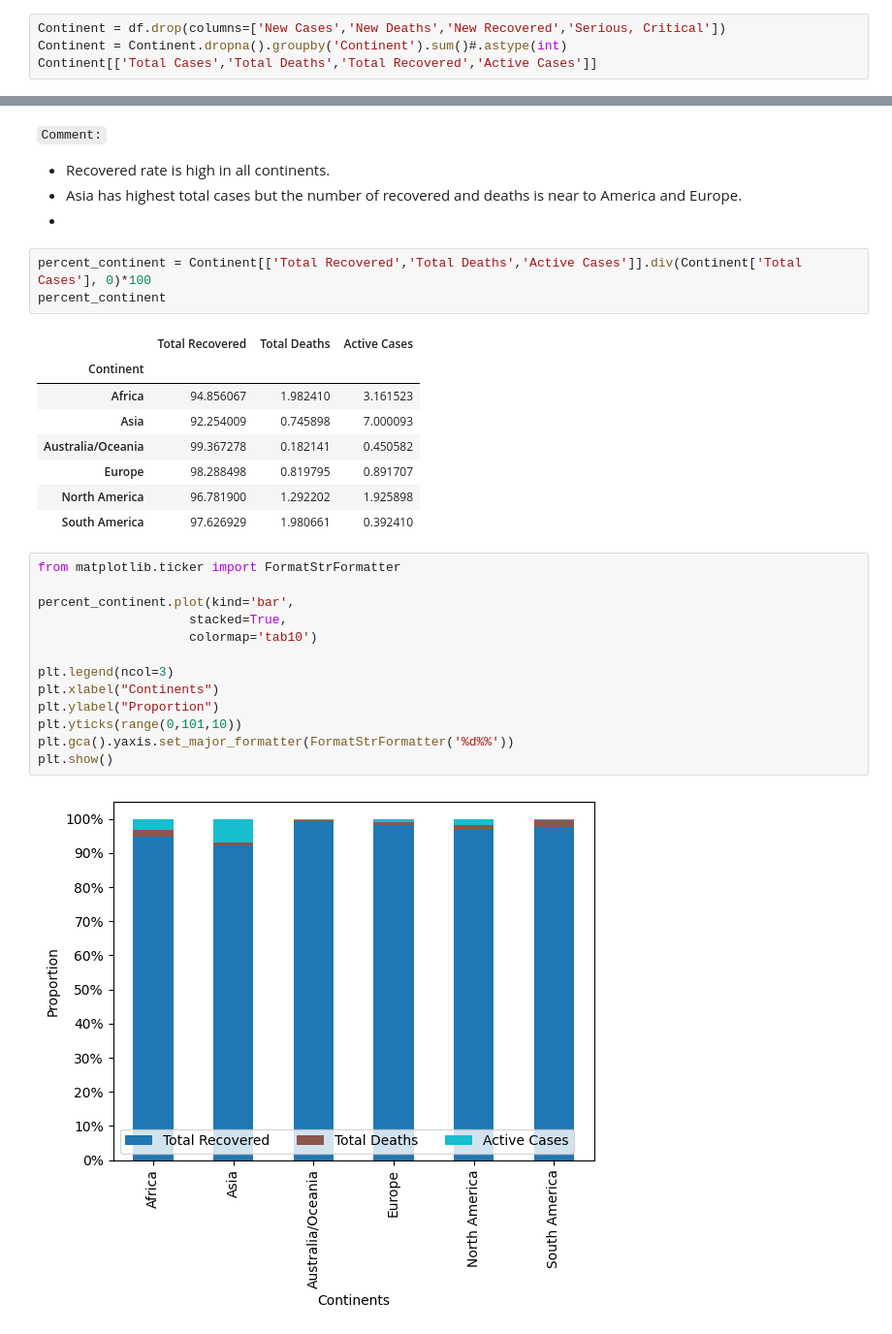
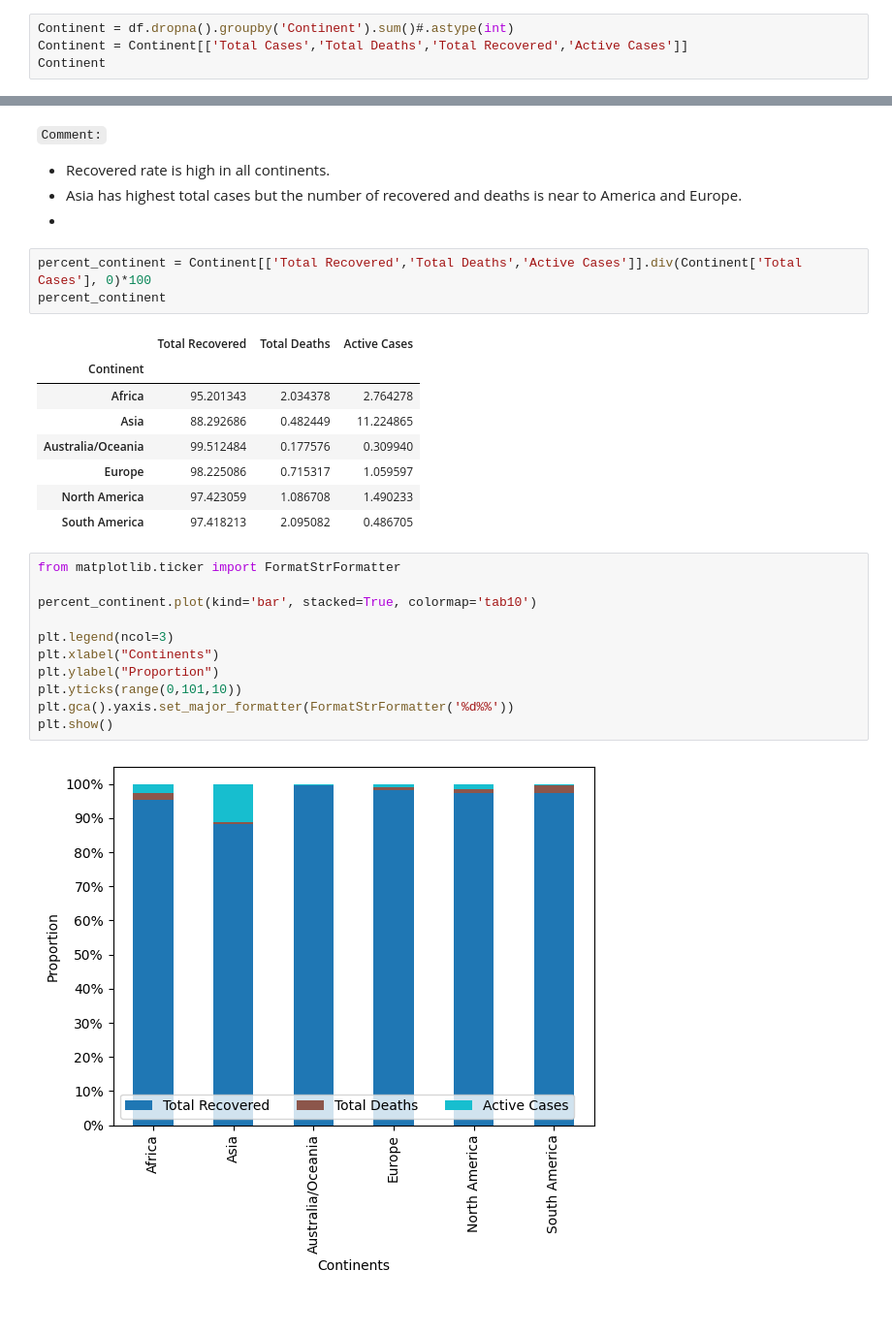
Before and after one commit to TQ-Ba0/Data-Vis, a Jupyter notebook: lab1/Data Collection.ipynb, the cells around one changed output, grey strips where cells are left out. Shown at 97% size. Cells and saved outputs as stored; diff of their text form.

```diff
--- a/lab1/Data Collection.ipynb
+++ b/lab1/Data Collection.ipynb
@@ -129,7 +167,7 @@ correlation_2_attr('Total Deaths','Total Cases')
 # %%
-Continent = df.drop(columns=['New Cases','New Deaths','New Recovered','Serious, Critical'])
-Continent = Continent.dropna().groupby('Continent').sum()#.astype(int)
-Continent[['Total Cases','Total Deaths','Total Recovered','Active Cases']]
+Continent = df.dropna().groupby('Continent').sum()#.astype(int)
+Continent = Continent[['Total Cases','Total Deaths','Total Recovered','Active Cases']]
+Continent
 # %% [output]
 |  | Total Cases | Total Deaths | Total Recovered | Active Cases |
 | Continent |  |  |  |  |
@@ -171,26 +209,24 @@ percent_continent
 # %% [output]
 |  | Total Recovered | Total Deaths | Active Cases |
 | Continent |  |  |  |
-| Africa | 94.856067 | 1.982410 | 3.161523 |
-| Asia | 92.254009 | 0.745898 | 7.000093 |
-| Australia/Oceania | 99.367278 | 0.182141 | 0.450582 |
-| Europe | 98.288498 | 0.819795 | 0.891707 |
-| North America | 96.781900 | 1.292202 | 1.925898 |
-| South America | 97.626929 | 1.980661 | 0.392410 |
+| Africa | 95.201343 | 2.034378 | 2.764278 |
+| Asia | 88.292686 | 0.482449 | 11.224865 |
+| Australia/Oceania | 99.512484 | 0.177576 | 0.309940 |
+| Europe | 98.225086 | 0.715317 | 1.059597 |
+| North America | 97.423059 | 1.086708 | 1.490233 |
+| South America | 97.418213 | 2.095082 | 0.486705 |
 # %%
 from matplotlib.ticker import FormatStrFormatter
 
-percent_continent.plot(kind='bar',
-                    stacked=True,
-                    colormap='tab10')
+percent_continent.plot(kind='bar', stacked=True, colormap='tab10')
 
 plt.legend(ncol=3)
 plt.xlabel("Continents")
 plt.ylabel("Proportion")
 plt.yticks(range(0,101,10))
 plt.gca().yaxis.set_major_formatter(FormatStrFormatter('%d%%'))
 plt.show()
 # %% [output]
-[figure, old version]
+[figure, new version]
 # %% [markdown]
 `Comment:`
```
Also changed, not shown: parts of 20 cells of this notebook, 4 other files.
